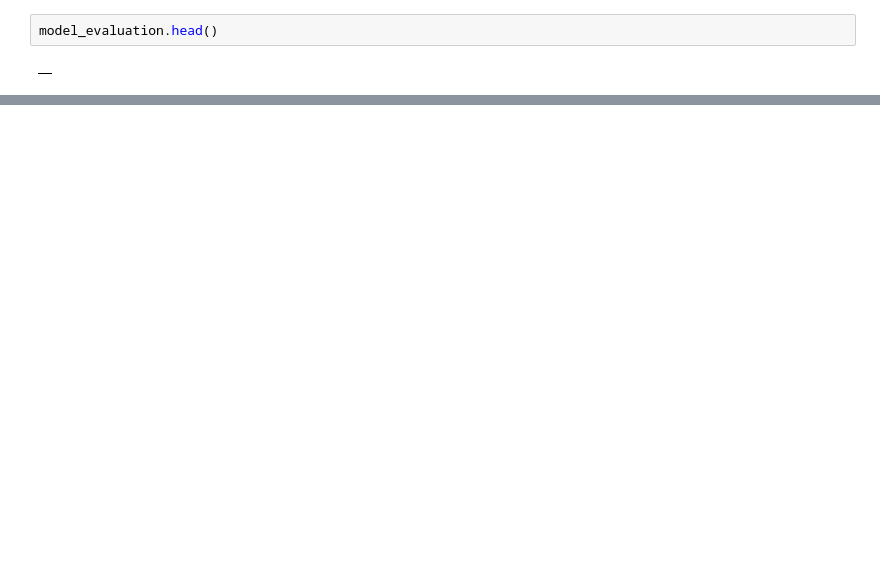
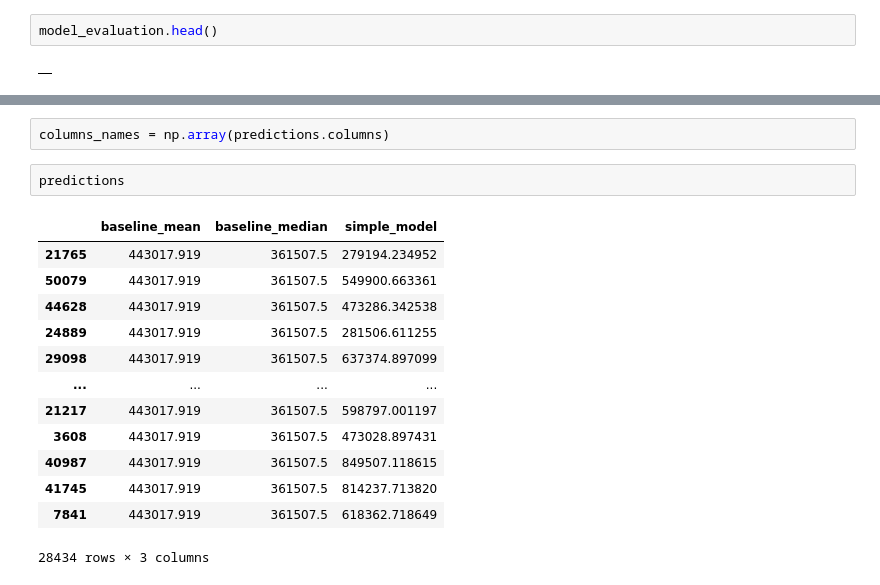
Before and after one commit to jcrosenberger/regression_zillow_2017, a Jupyter notebook: work_in_progress.ipynb, the cells around one changed output, grey strips where cells are left out. Cells and saved outputs as stored; diff of their text form; blank space fills up the shorter version.

```diff
--- a/work_in_progress.ipynb
+++ b/work_in_progress.ipynb
@@ -160,0 +207,18 @@ model_evaluation.head()
+# %%
+columns_names = np.array(predictions.columns)
+# %%
+predictions
+# %% [output]
+|  | baseline_mean | baseline_median | simple_model |
+| 21765 | 443017.919 | 361507.5 | 279194.234952 |
+| 50079 | 443017.919 | 361507.5 | 549900.663361 |
+| 44628 | 443017.919 | 361507.5 | 473286.342538 |
+| 24889 | 443017.919 | 361507.5 | 281506.611255 |
+| 29098 | 443017.919 | 361507.5 | 637374.897099 |
+| ... | ... | ... | ... |
+| 21217 | 443017.919 | 361507.5 | 598797.001197 |
+| 3608 | 443017.919 | 361507.5 | 473028.897431 |
+| 40987 | 443017.919 | 361507.5 | 849507.118615 |
+| 41745 | 443017.919 | 361507.5 | 814237.713820 |
+| 7841 | 443017.919 | 361507.5 | 618362.718649 |
+28434 rows × 3 columns
```
Also changed, not shown: parts of 11 cells of this notebook, 1 other file.
